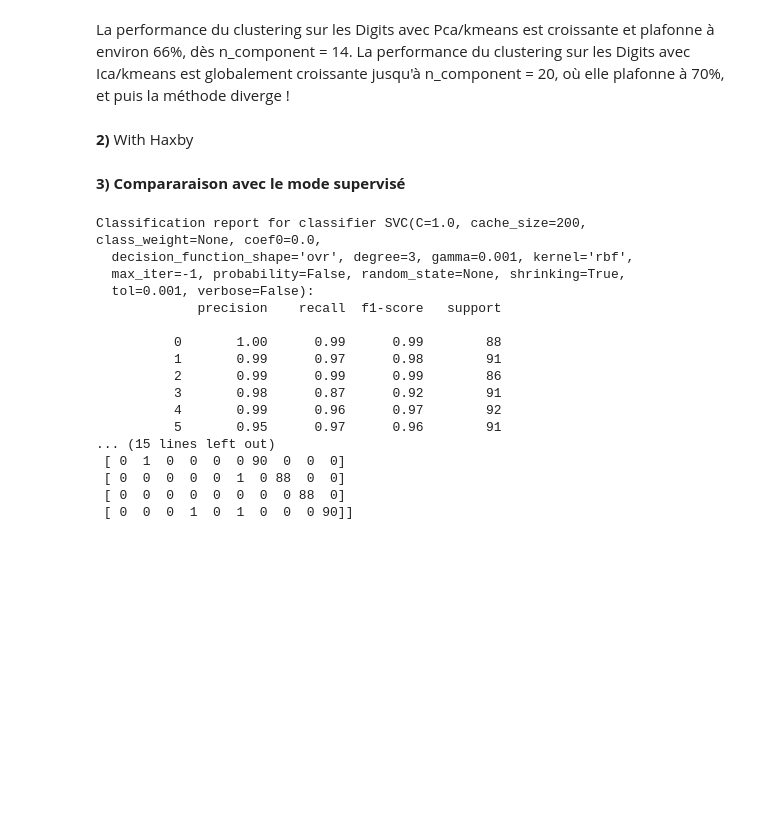
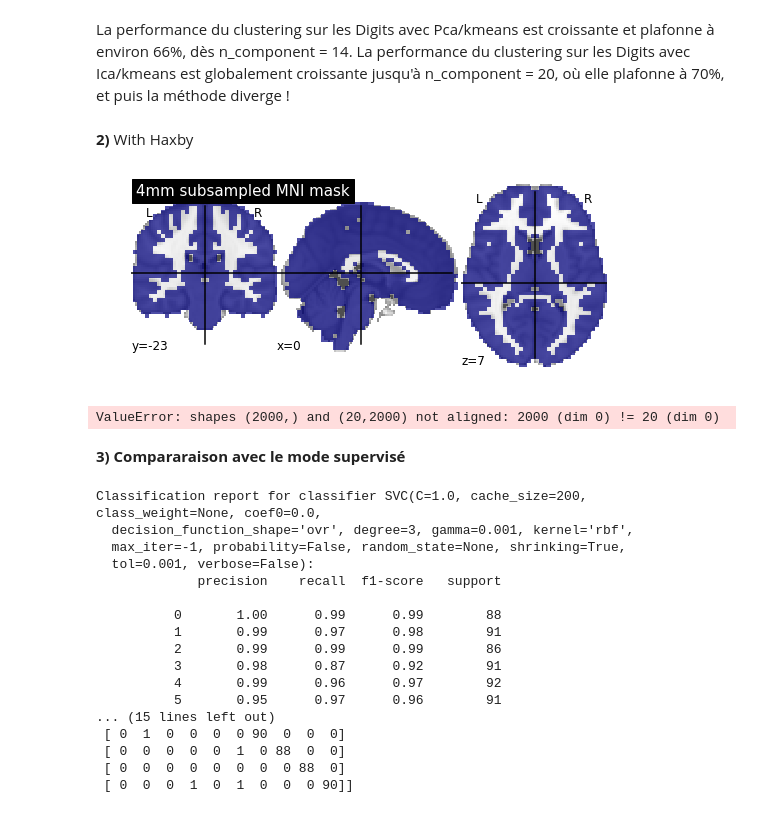
Before and after one commit to lalbarra/Cursus_Recherche, a Jupyter notebook: Notebook/Analogie_Representation_Learning_Code_notebook.ipynb, the cells around one changed output. Drawn from its saved outputs; the diff is of its cells as text; code cells hidden in the pictures; blank space fills up the shorter version.

```diff
--- a/Notebook/Analogie_Representation_Learning_Code_notebook.ipynb
+++ b/Notebook/Analogie_Representation_Learning_Code_notebook.ipynb
@@ -221,3 +181,73 @@ session = session[non_rest]
+# %%
+%matplotlib inline
+
+from nilearn.image import threshold_img
+from nilearn.plotting import plot_roi
+from nilearn.datasets import fetch_icbm152_brain_gm_mask
+from nilearn.image import resample_img
+
+import numpy as np
+# Preparing mni mask at 4x4x4
+
+from matplotlib import pyplot as plt
+
+X= np.load("IAPS_data_500subjects_1vs5_4mm.npz")['X']
+y= np.load("IAPS_data_500subjects_1vs5_4mm.npz")['y']
+
+mni_mask = fetch_icbm152_brain_gm_mask()
+
+target_affine_4mm = np.diag([4,4,4])
+
+mni_mask_resampled = resample_img(mni_mask, target_affine_4mm)
+
+# Values need to be thresholded
+
+from nilearn.image import threshold_img
+
+mni_mask_resampled_thre = threshold_img(mni_mask_resampled,threshold=0.5)
+
+plot_roi(mni_mask_resampled_thre,title='4mm subsampled MNI mask')
+plt.show()
+
+## BEST VALUES ##
+
+from sklearn.feature_selection import SelectKBest
+
+nbfeat = 2000
+
+featureselect = SelectKBest(k=nbfeat)
+
+X_low = featureselect.fit_transform(X,y)
+
+## Fit with non-supervised algorithm KMeans) ##
+
+from sklearn.cluster import KMeans
+from sklearn.decomposition import PCA
+
+pca = PCA(n_components=20, copy=True, whiten=False, svd_solver='auto', tol=0.0, iterated_power='auto', random_state=None)
+statsPCA = pca.fit_transform(X_low)#This transformation is a compression of data
+
+#Clusterization PCA - KMeans:
+nbClust = 5
+kmeans = KMeans(n_clusters=nbClust, init='k-means++', n_init=10, max_iter=300, tol=0.0001, precompute_distances='auto',
+   verbose=0, random_state=None, copy_x=True, n_jobs=1, algorithm='auto').fit(X_low)
+labels = kmeans.labels_#.labels_ donne le numéro du cluster dans lequel se trouve chaque blob
+for i in range(nbClust):
+    cluster_center_i = pca.inverse_transform(kmeans.cluster_centers_[i])
+# Reproject the coefficients on the initial space with 23000+ voxels
+
+    centeri_vox = featureselect.inverse_transform(cluster_center_i)
+
+# and now reproject in brain space for visualization
+
+    cluster_image_i = mymasker.inverse_transform(centeri_vox)
+
+    plot_stat_map(cluster_image_i,cut_coords=8,display_mode='z',title='Centroid %d' % i)
+
+plt.show()
+# %% [output]
+[figure, added]
+ValueError: shapes (2000,) and (20,2000) not aligned: 2000 (dim 0) != 20 (dim 0)
 # %% [markdown]
 **3) Compararaison avec le mode supervisé**
 # %%
```
Also changed, not shown: parts of 3 cells of this notebook.
